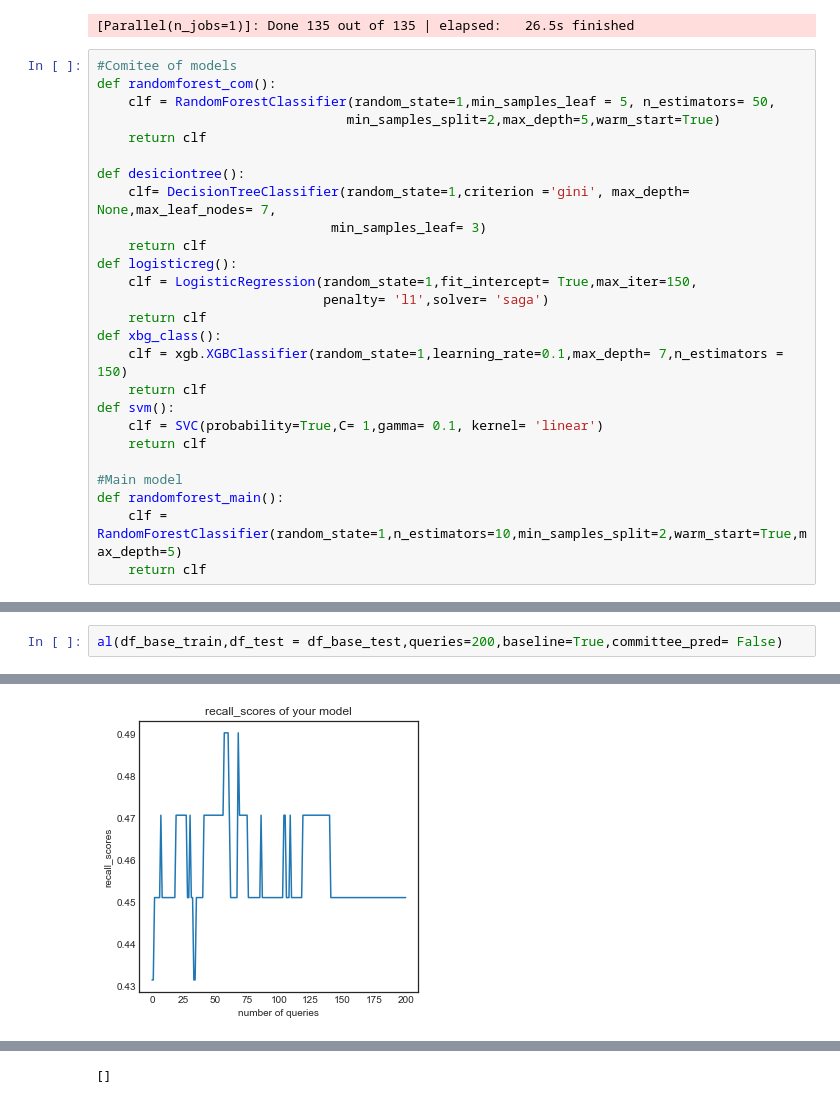
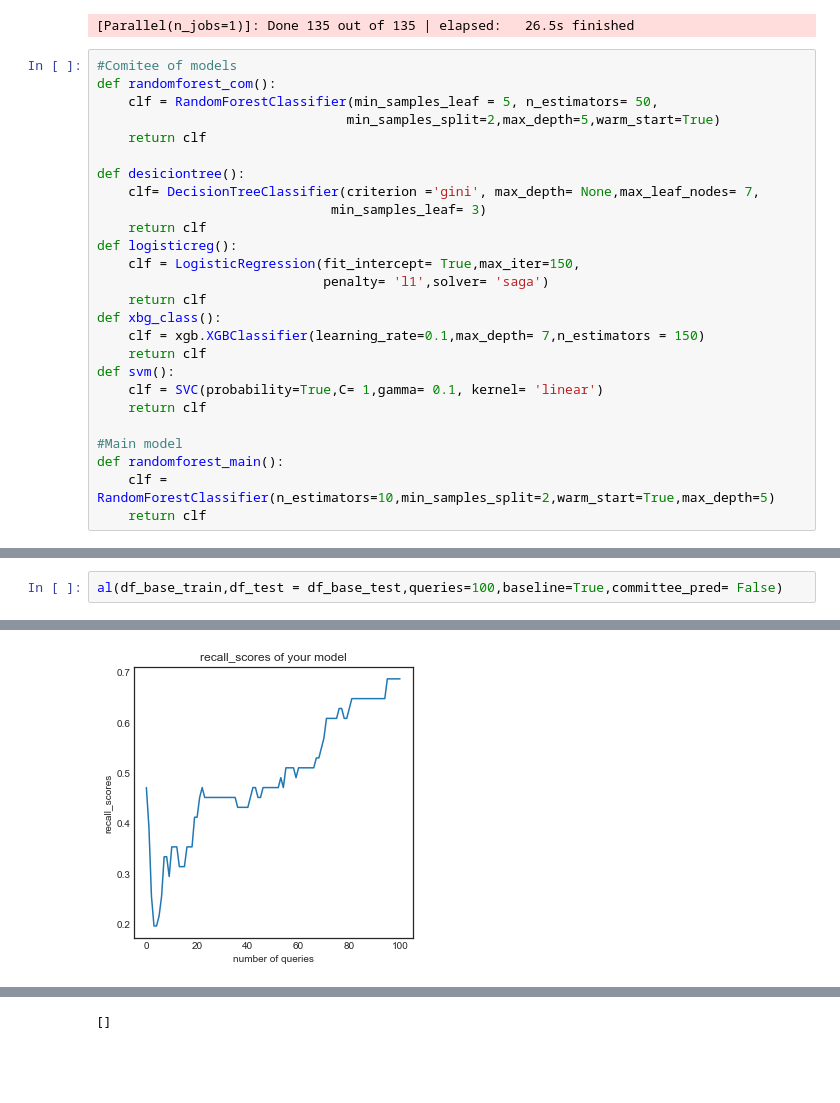
Before and after one commit to Amsterdam-Internships/Double-Listing, a Jupyter notebook: Code/active_learning.ipynb, the cells around one changed output, grey strips where cells are left out. Drawn from its saved outputs; the diff is of its cells as text; blank space fills up the shorter version.

```diff
--- a/Code/active_learning.ipynb
+++ b/Code/active_learning.ipynb
@@ -214,20 +214,20 @@ Precision: 0.8297872340425532 Recall: 0.7647058823529411 Fscore: 0.7959183673469
 # %%
 #Comitee of models
 def randomforest_com():
-    clf = RandomForestClassifier(random_state=1,min_samples_leaf = 5, n_estimators= 50,
+    clf = RandomForestClassifier(min_samples_leaf = 5, n_estimators= 50,
                                 min_samples_split=2,max_depth=5,warm_start=True)
     return clf
 
 def desiciontree():
-    clf= DecisionTreeClassifier(random_state=1,criterion ='gini', max_depth= None,max_leaf_nodes= 7,
+    clf= DecisionTreeClassifier(criterion ='gini', max_depth= None,max_leaf_nodes= 7,
                               min_samples_leaf= 3)
     return clf
 def logisticreg():
-    clf = LogisticRegression(random_state=1,fit_intercept= True,max_iter=150,
+    clf = LogisticRegression(fit_intercept= True,max_iter=150,
                              penalty= 'l1',solver= 'saga')
     return clf
 def xbg_class():
-    clf = xgb.XGBClassifier(random_state=1,learning_rate=0.1,max_depth= 7,n_estimators = 150)
+    clf = xgb.XGBClassifier(learning_rate=0.1,max_depth= 7,n_estimators = 150)
     return clf
 def svm():
     clf = SVC(probability=True,C= 1,gamma= 0.1, kernel= 'linear')
@@ -235,7 +235,7 @@ def svm():
 
 #Main model
 def randomforest_main():
-    clf = RandomForestClassifier(random_state=1,n_estimators=10,min_samples_split=2,warm_start=True,max_depth=5)
+    clf = RandomForestClassifier(n_estimators=10,min_samples_split=2,warm_start=True,max_depth=5)
     return clf
 # %%
 def al(df,df_test = False,queries = 20,baseline=False,committee_pred=False):
@@ -484,3 +519,3 @@ al(df_base_train,df_test = df_base_test,queries=200,baseline=True,committee_pred
 # %%
-al(df_base_train,df_test = df_base_test,queries=200,baseline=True,committee_pred= False)
+al(df_base_train,df_test = df_base_test,queries=100,baseline=True,committee_pred= False)
 # %% [output]
@@ -488 +540 @@ al(df_base_train,df_test = df_base_test,queries=200,baseline=True,committee_pred
-[figure, old version]
+[figure, new version]
@@ -490 +542 @@ al(df_base_train,df_test = df_base_test,queries=200,baseline=True,committee_pred
-[]
+[]
```
Also changed, not shown: parts of 9 cells of this notebook.
